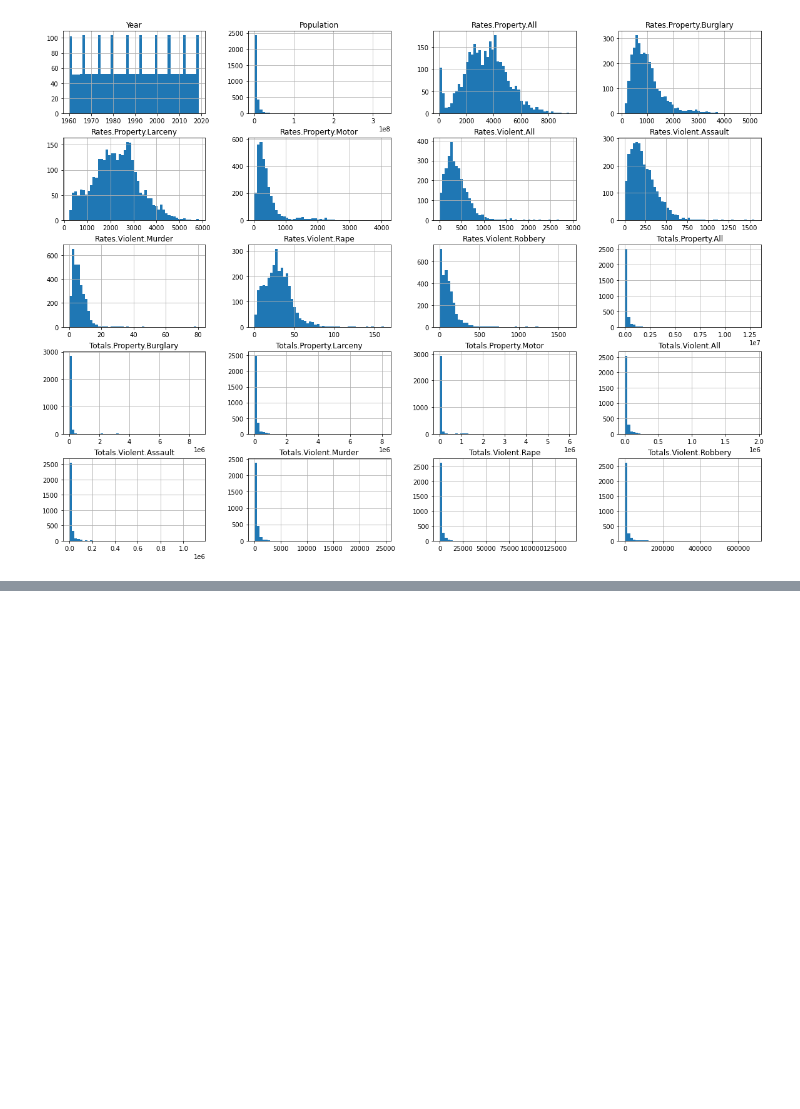
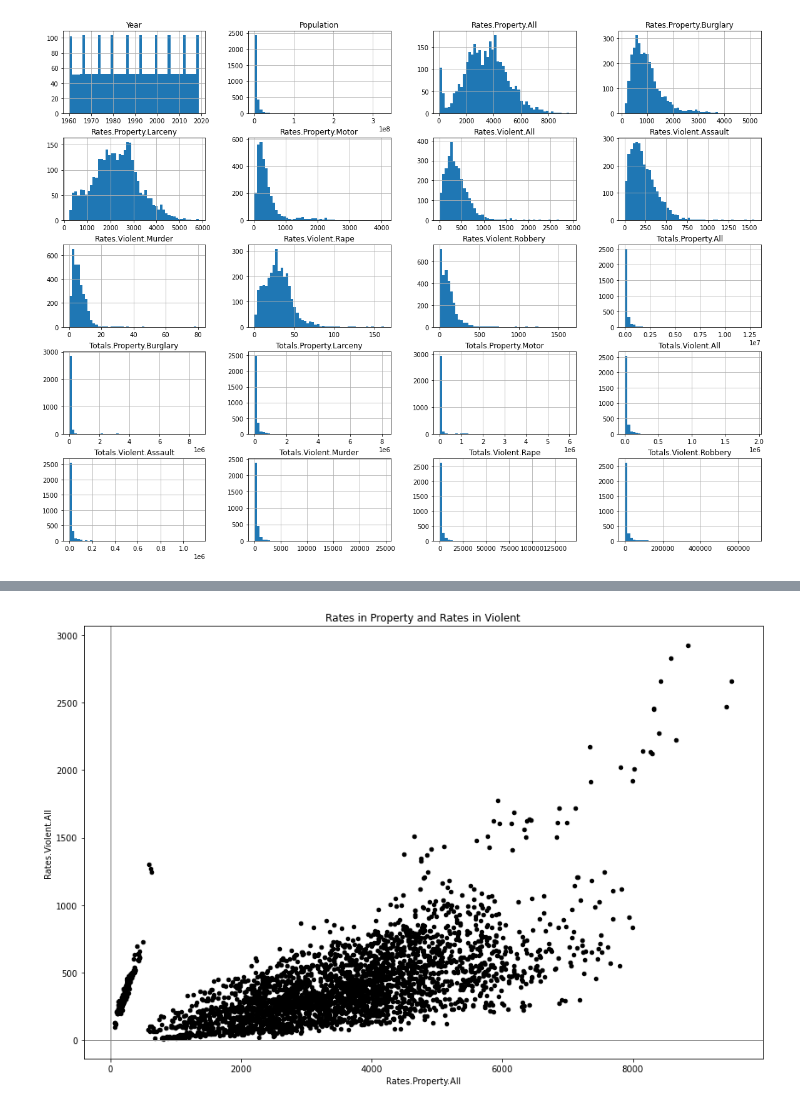
Before and after one commit to nomondari/Project-Assignment, a Jupyter notebook: Project Assignment.ipynb, the cells around one changed output, grey strips where cells are left out. Saved outputs shown, nothing was run; the diff lists cells and outputs as text; code cells hidden in the pictures; blank space fills up the shorter version.

```diff
--- a/Project Assignment.ipynb
+++ b/Project Assignment.ipynb
@@ -397,13 +405,16 @@ crimedat.groupby('Rates.Property.All').count().plot(kind='bar')
 # %%
 # 5. Plotting scatterplot of bmi and bp
-ax = crimedat.plot.scatter(x='Rates.Property.All', y='Rates.Violent.All', figsize=(4, 4), color="skyblue")
+ax = crimedat.plot.scatter(x='Rates.Property.All', y='Rates.Violent.All', figsize=(12, 8), color="black")
 ax.set_xlabel('Rates.Property.All')
 ax.set_ylabel('Rates.Violent.All')
 ax.axhline(0, color='grey', lw=1)
 ax.axvline(0, color='grey', lw=1)
 
+plt.title('Rates in Property and Rates in Violent')
 plt.tight_layout()
 plt.show()
+# %% [output]
+[figure, added]
 # %%
 # 6.Correlation
 crimedat.corr().style.background_gradient(cmap="YlOrBr")
```
Also changed, not shown: parts of 6 cells of this notebook.
